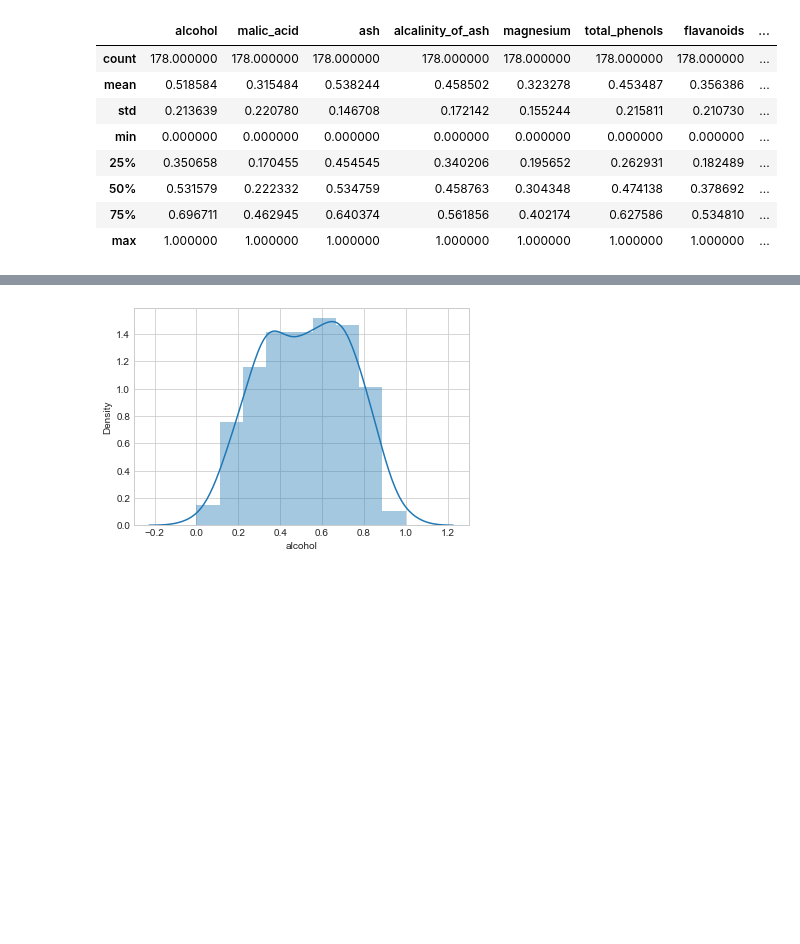
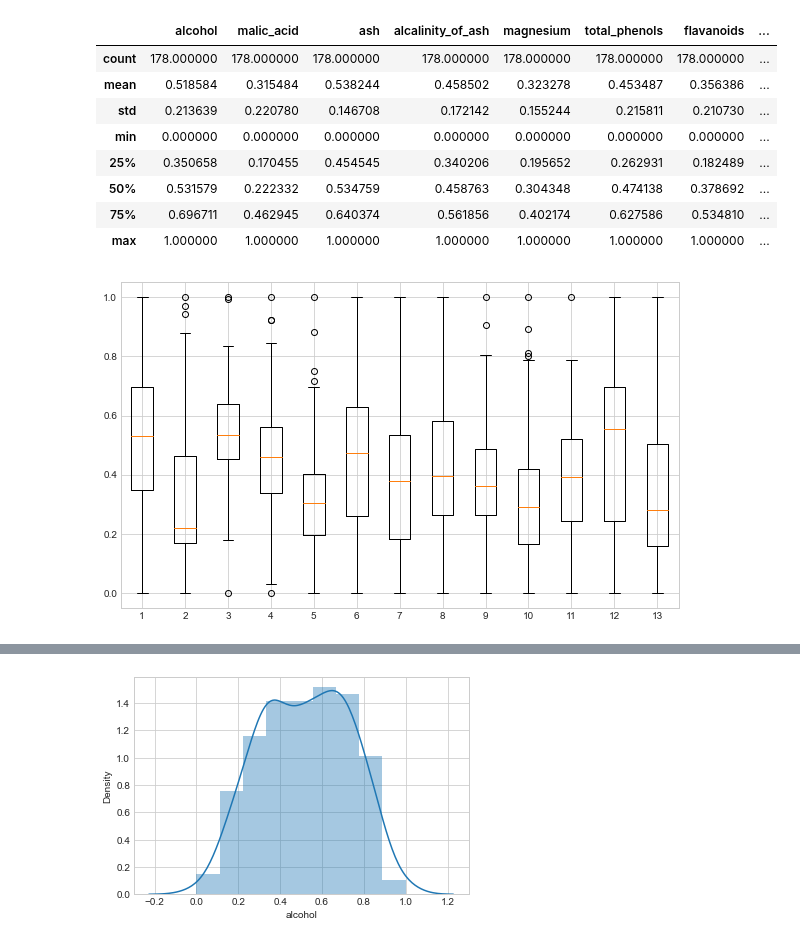
Before and after one commit to unknown-jun/Machine_Learning, a Jupyter notebook: ML_Myself/M_03. Preprocessing_Scaler.ipynb, the cells around one changed output, grey strips where cells are left out. Cells and saved outputs as stored; diff of their text form; code cells hidden in the pictures; blank space fills up the shorter version.

```diff
--- a/ML_Myself/M_03. Preprocessing_Scaler.ipynb
+++ b/ML_Myself/M_03. Preprocessing_Scaler.ipynb
@@ -139,4 +136,9 @@ wine_df_scaled.describe()
 | 50% | 0.531579 | 0.222332 | 0.534759 | 0.458763 | 0.304348 | 0.474138 | 0.378692 | ... |
 | 75% | 0.696711 | 0.462945 | 0.640374 | 0.561856 | 0.402174 | 0.627586 | 0.534810 | ... |
 | max | 1.000000 | 1.000000 | 1.000000 | 1.000000 | 1.000000 | 1.000000 | 1.000000 | ... |
+# %%
+plt.figure(figsize=(10, 6))
+plt.boxplot(wine_df_scaled);
+# %% [output]
+[figure, added]
 # %%
```
Also changed, not shown: parts of 9 cells of this notebook.
